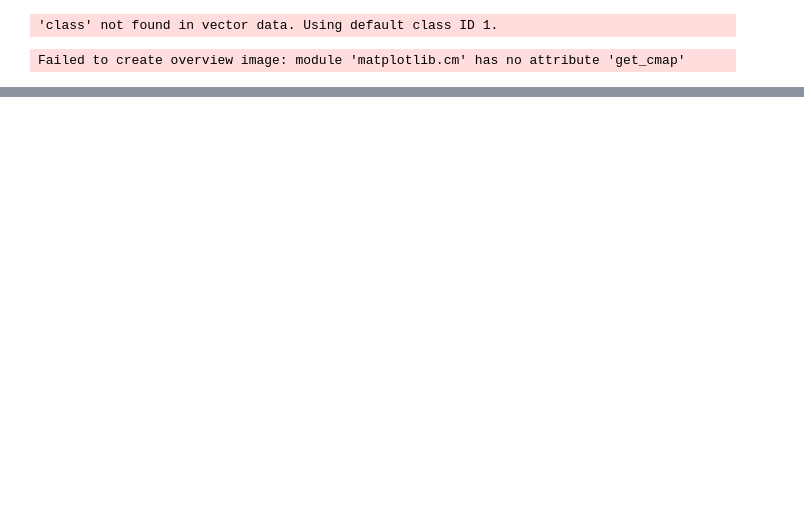
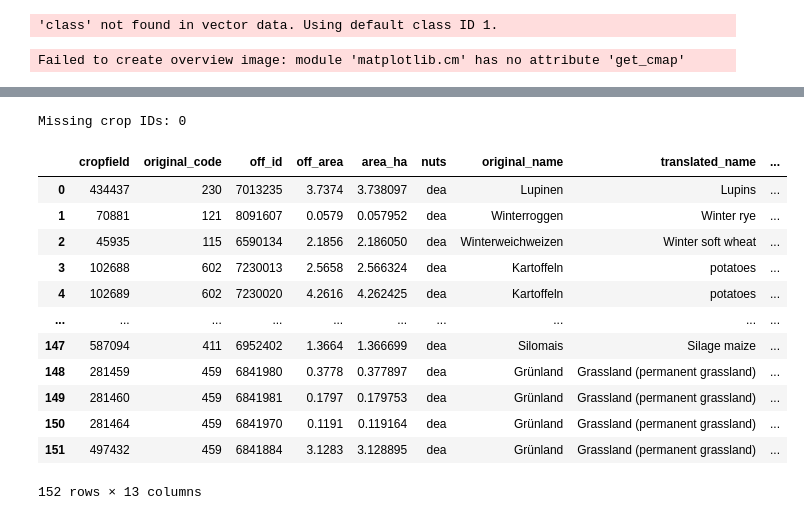
Before and after one commit to staehelinhenrimax-droid/European-Spectral-Crop-Identification, a Jupyter notebook: notebooks/Data_load_preprocessing.ipynb, the cells around one changed output, grey strips where cells are left out. Saved outputs shown, nothing was run; the diff lists cells and outputs as text; code cells hidden in the pictures; blank space fills up the shorter version.

```diff
--- a/notebooks/Data_load_preprocessing.ipynb
+++ b/notebooks/Data_load_preprocessing.ipynb
@@ -859,0 +884,26 @@ Failed to create overview image: module 'matplotlib.cm' has no attribute 'get_cm
+# %%
+from pathlib import Path
+import geoai
+
+raster_path = Path(
+    "../data/raw/imagery/sentinel2/germany_2023_area_3730.tif"
+).resolve()
+
+vector_path = Path(
+    "../data/processed/vectors/complete_fields_area_3730.gpkg"
+).resolve()
+
+tiles_dir = Path("../data/processed/tiles").resolve()
+tiles_dir.mkdir(parents=True, exist_ok=True)
+
+tiles = geoai.export_geotiff_tiles(
+    in_raster=str(raster_path),
+    out_folder=str(tiles_dir),
+    in_class_data=str(vector_path),
+    tile_size=128,
+    stride=64,
+    class_value_field="crop_id",
+    buffer_radius=0,
+    create_overview=True,
+    quiet=False,
+)
@@ -859,0 +952,24 @@ Failed to create overview image: module 'matplotlib.cm' has no attribute 'get_cm
+# %%
+print(
+    "Missing crop IDs:",
+    complete_fields_by_area[3730]["crop_id"].isna().sum()
+)
+# %% [output]
+Missing crop IDs: 0
+# %%
+
+gpd.read_file(vector_path)
+# %% [output]
+|  | cropfield | original_code | off_id | off_area | area_ha | nuts | original_name | translated_name | ... |
+| 0 | 434437 | 230 | 7013235 | 3.7374 | 3.738097 | dea | Lupinen | Lupins | ... |
+| 1 | 70881 | 121 | 8091607 | 0.0579 | 0.057952 | dea | Winterroggen | Winter rye | ... |
+| 2 | 45935 | 115 | 6590134 | 2.1856 | 2.186050 | dea | Winterweichweizen | Winter soft wheat | ... |
+| 3 | 102688 | 602 | 7230013 | 2.5658 | 2.566324 | dea | Kartoffeln | potatoes | ... |
+| 4 | 102689 | 602 | 7230020 | 4.2616 | 4.262425 | dea | Kartoffeln | potatoes | ... |
+| ... | ... | ... | ... | ... | ... | ... | ... | ... | ... |
+| 147 | 587094 | 411 | 6952402 | 1.3664 | 1.366699 | dea | Silomais | Silage maize | ... |
+| 148 | 281459 | 459 | 6841980 | 0.3778 | 0.377897 | dea | Grünland | Grassland (permanent grassland) | ... |
+| 149 | 281460 | 459 | 6841981 | 0.1797 | 0.179753 | dea | Grünland | Grassland (permanent grassland) | ... |
+| 150 | 281464 | 459 | 6841970 | 0.1191 | 0.119164 | dea | Grünland | Grassland (permanent grassland) | ... |
+| 151 | 497432 | 459 | 6841884 | 3.1283 | 3.128895 | dea | Grünland | Grassland (permanent grassland) | ... |
+152 rows × 13 columns
```
Also changed, not shown: parts of 10 cells of this notebook.
